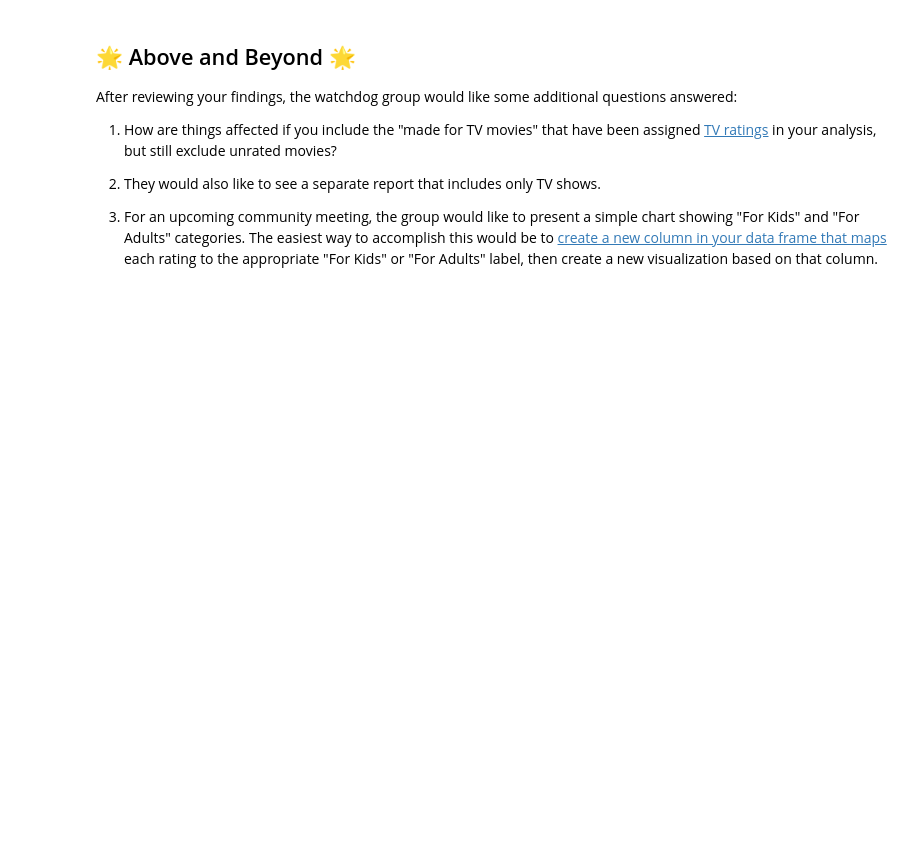
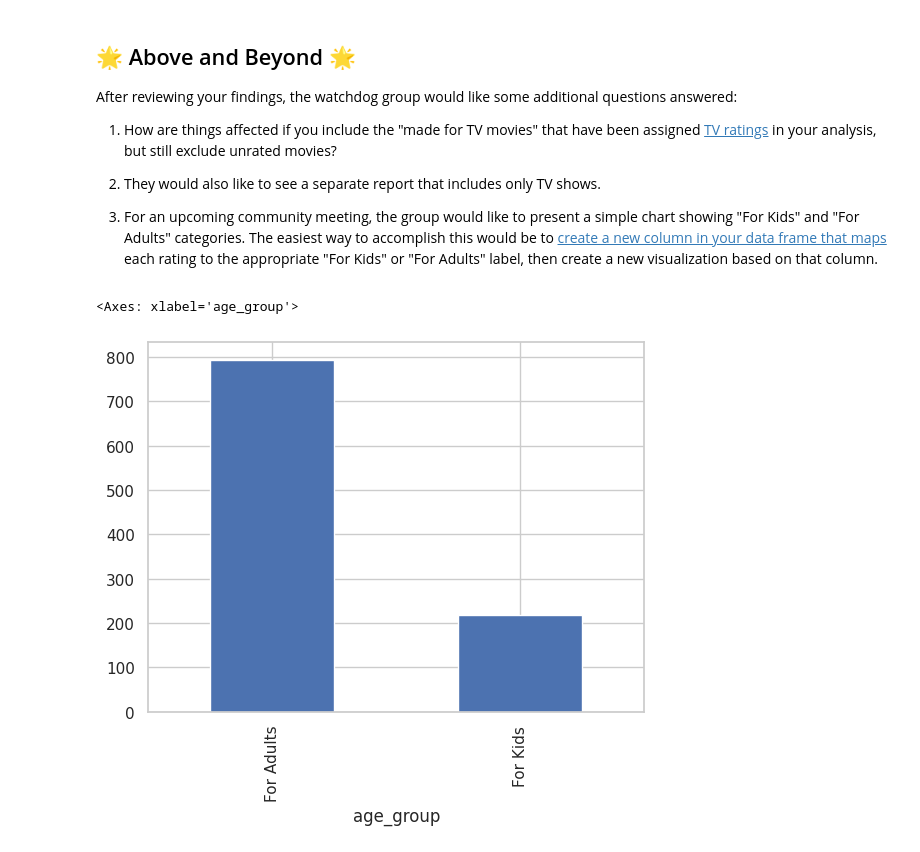
Before and after one commit to austinvirgin/austinvirgin.github.io, a Jupyter notebook: notebooks/Exploration_01.ipynb, the cells around one changed output. Saved outputs shown, nothing was run; the diff lists cells and outputs as text; code cells hidden in the pictures; blank space fills up the shorter version.

```diff
--- a/notebooks/Exploration_01.ipynb
+++ b/notebooks/Exploration_01.ipynb
@@ -271,3 +271,9 @@ After reviewing your findings, the watchdog group would like some additional que
 
 3. For an upcoming community meeting, the group would like to present a simple
 chart showing "For Kids" and "For Adults" categories. The easiest way to accomplish this would be to [create a new column in your data frame that maps](https://pandas.pydata.org/docs/getting_started/intro_tutorials/10_text_data.html) each rating to the appropriate "For Kids" or "For Adults" label, then create a new visualization based on that column.
+# %%
+ds['age_group'] = ds['rating'].replace({'G' : 'For Kids', 'PG': 'For Kids', 'PG-13': "For Adults", "R": "For Adults", 'NC-17': "For Adults"})
+ds['age_group'].value_counts().plot.bar()
+# %% [output]
+<Axes: xlabel='age_group'>
+[figure, added]
```
